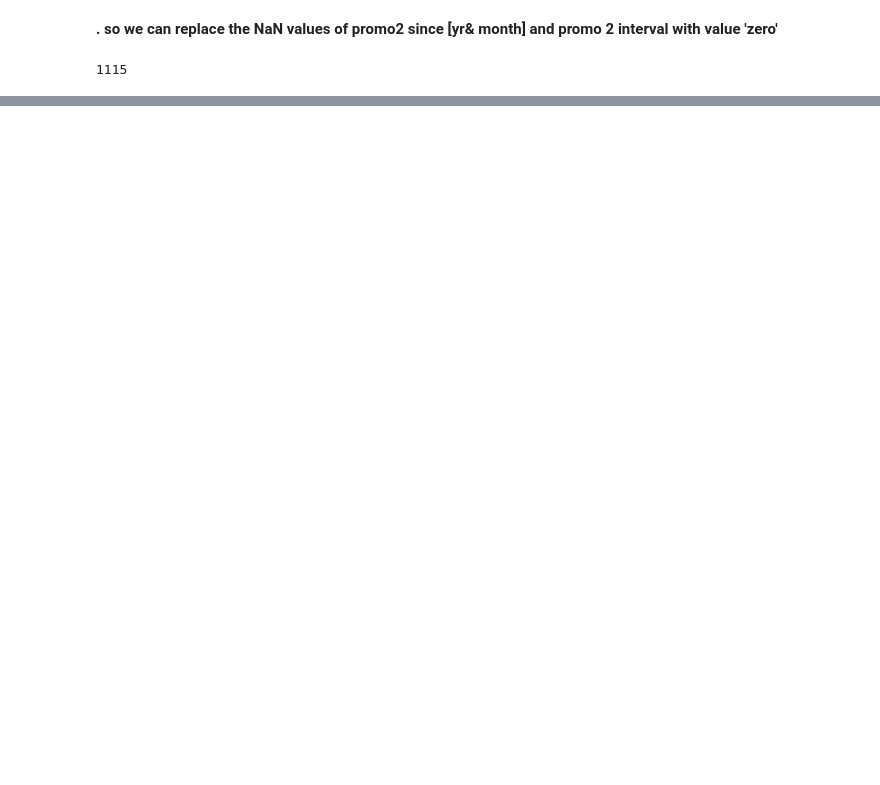
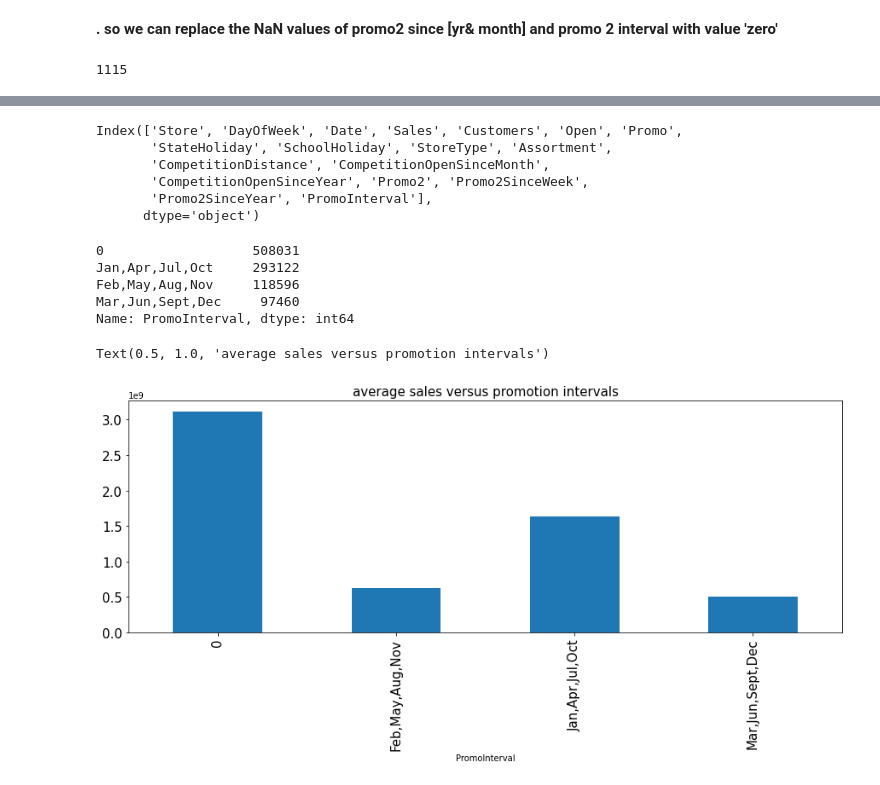
Before and after one commit to amalmon/RETAIL-SALES-PREDICTION, a Jupyter notebook: AMAL_Rossmann_Sales_Prediction_Capstone_Project.ipynb, the cells around one changed output, grey strips where cells are left out. Drawn from its saved outputs; the diff is of its cells as text; code cells hidden in the pictures; blank space fills up the shorter version.

```diff
--- a/AMAL_Rossmann_Sales_Prediction_Capstone_Project.ipynb
+++ b/AMAL_Rossmann_Sales_Prediction_Capstone_Project.ipynb
@@ -273,5 +288,6 @@ store_df['CompetitionDistance'].max()
 # %%
-store_df['CompetitionDistance'].fillna(store_df['CompetitionDistance'].max(), inplace = True)
+# null vales of column CompetitionDistance replaced by mean value
+store_df['CompetitionDistance'].fillna(store_df['CompetitionDistance'].mean(), inplace = True)
 # %%
 #checking
 # %%
@@ -420,0 +418,4 @@ for i in range(0,store_df.shape[0]):
+# %%
+#replacing null values of column Promo2SinceYear & PromoInterval with zero
+store_df['Promo2SinceYear'].fillna(0,inplace=True)
+store_df['PromoInterval'].fillna(0,inplace=True)
@@ -420,0 +446,4 @@ for i in range(0,store_df.shape[0]):
+# %%
+# merging 2 datasets on store number
+
+final_df = rossmann_df.merge(store_df,how='inner',on = ['Store'])
@@ -420,0 +486,26 @@ for i in range(0,store_df.shape[0]):
+# %%
+final_df.columns
+# %% [output]
+Index(['Store', 'DayOfWeek', 'Date', 'Sales', 'Customers', 'Open', 'Promo',
+       'StateHoliday', 'SchoolHoliday', 'StoreType', 'Assortment',
+       'CompetitionDistance', 'CompetitionOpenSinceMonth',
+       'CompetitionOpenSinceYear', 'Promo2', 'Promo2SinceWeek',
+       'Promo2SinceYear', 'PromoInterval'],
+      dtype='object')
+# %%
+final_df.PromoInterval.value_counts()
+# %% [output]
+0                   508031
+Jan,Apr,Jul,Oct     293122
+Feb,May,Aug,Nov     118596
+Mar,Jun,Sept,Dec     97460
+Name: PromoInterval, dtype: int64
+# %%
+#creating bar plot of promo intervel with averg. sales
+ax=final_df.groupby(['PromoInterval'])['Sales'].sum().plot.bar(figsize=(15,5),fontsize=15)
+
+#giving tittle
+ax.set_title('average sales versus promotion intervals',fontsize=15)
+# %% [output]
+Text(0.5, 1.0, 'average sales versus promotion intervals')
+[figure, added]
```
Also changed, not shown: parts of 30 cells of this notebook.
